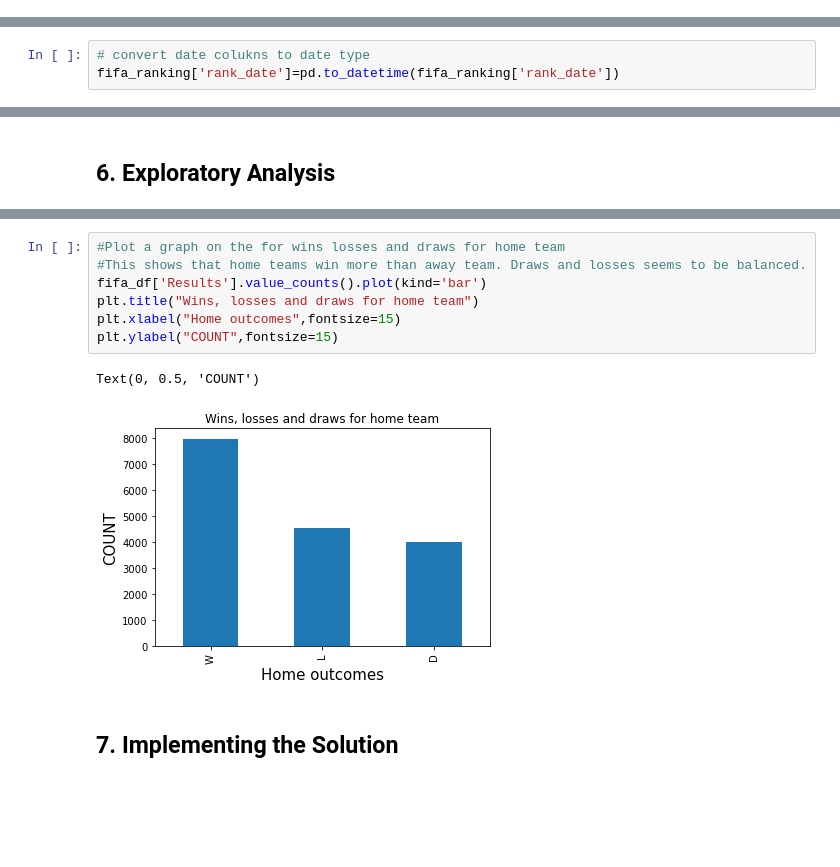
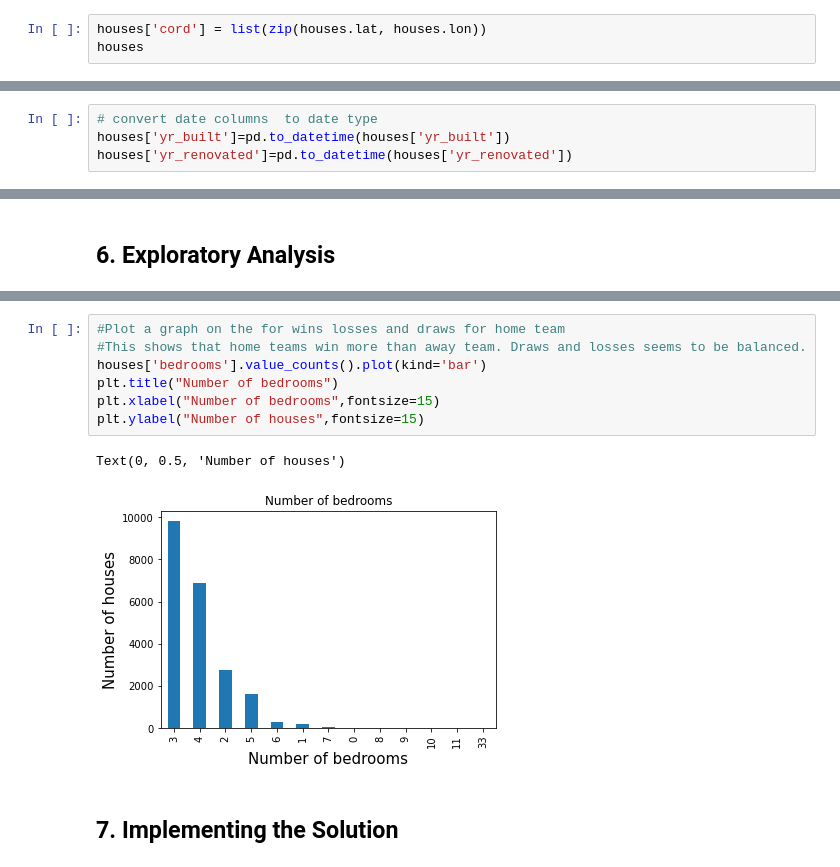
Before and after one commit to ronidad/regression, a Jupyter notebook: REAL_ESTATE_ANALYSIS_IP.ipynb, the cells around one changed output, grey strips where cells are left out. Drawn from its saved outputs; the diff is of its cells as text; blank space fills up the shorter version.

```diff
--- a/REAL_ESTATE_ANALYSIS_IP.ipynb
+++ b/REAL_ESTATE_ANALYSIS_IP.ipynb
@@ -61,3 +56,6 @@ houses.head()
 | 2 | 5631500400 | 180000.0 | 2 | 1.00 | 770 | 10000 | 1.0 | 0 | 0 | 3 | ... |
 | 3 | 2487200875 | 604000.0 | 4 | 3.00 | 1960 | 5000 | 1.0 | 0 | 0 | 5 | ... |
 | 4 | 1954400510 | 510000.0 | 3 | 2.00 | 1680 | 8080 | 1.0 | 0 | 0 | 3 | ... |
+# %%
+houses['cord'] = list(zip(houses.lat, houses.lon))
+houses
@@ -170,3 +123,4 @@ memory usage: 3.3 MB
 # %%
-# convert date colukns to date type
-fifa_ranking['rank_date']=pd.to_datetime(fifa_ranking['rank_date'])
+# convert date columns  to date type
+houses['yr_built']=pd.to_datetime(houses['yr_built'])
+houses['yr_renovated']=pd.to_datetime(houses['yr_renovated'])
@@ -302,12 +206,12 @@ houses.corr()
 # %%
 #Plot a graph on the for wins losses and draws for home team
 #This shows that home teams win more than away team. Draws and losses seems to be balanced.
-fifa_df['Results'].value_counts().plot(kind='bar')
-plt.title("Wins, losses and draws for home team")
-plt.xlabel("Home outcomes",fontsize=15)
-plt.ylabel("COUNT",fontsize=15)
+houses['bedrooms'].value_counts().plot(kind='bar')
+plt.title("Number of bedrooms")
+plt.xlabel("Number of bedrooms",fontsize=15)
+plt.ylabel("Number of houses",fontsize=15)
 # %% [output]
-Text(0, 0.5, 'COUNT')
+Text(0, 0.5, 'Number of houses')
-[figure, old version]
+[figure, new version]
 # %% [markdown]
 ## 7. Implementing the Solution
```
Also changed, not shown: parts of 55 cells of this notebook.
